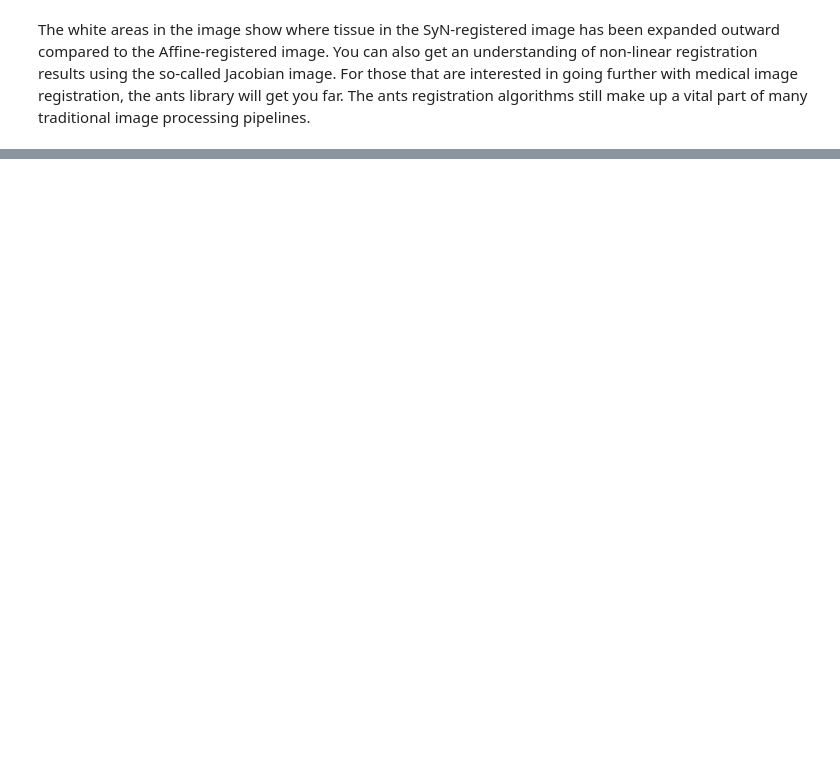
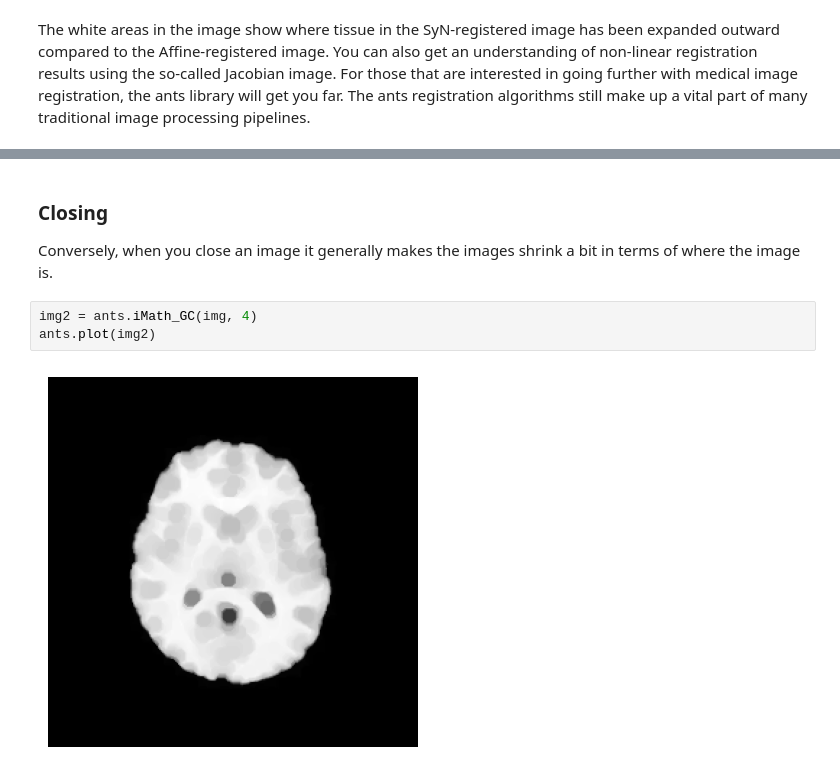
Before and after one commit to nitrain/book, a Jupyter notebook: book/01-04.ipynb, the cells around one changed output, grey strips where cells are left out. Cells and saved outputs as stored; diff of their text form; blank space fills up the shorter version.

```diff
--- a/book/01-04.ipynb
+++ b/book/01-04.ipynb
@@ -71,0 +93,9 @@ Key image operations include morphological functions such as opening and closing
+# %% [markdown]
+### Closing
+
+Conversely, when you close an image it generally makes the images shrink a bit in terms of where the image is.
+# %%
+img2 = ants.iMath_GC(img, 4)
+ants.plot(img2)
+# %% [output]
+[figure, added]
```
Also changed, not shown: parts of 30 cells of this notebook.
